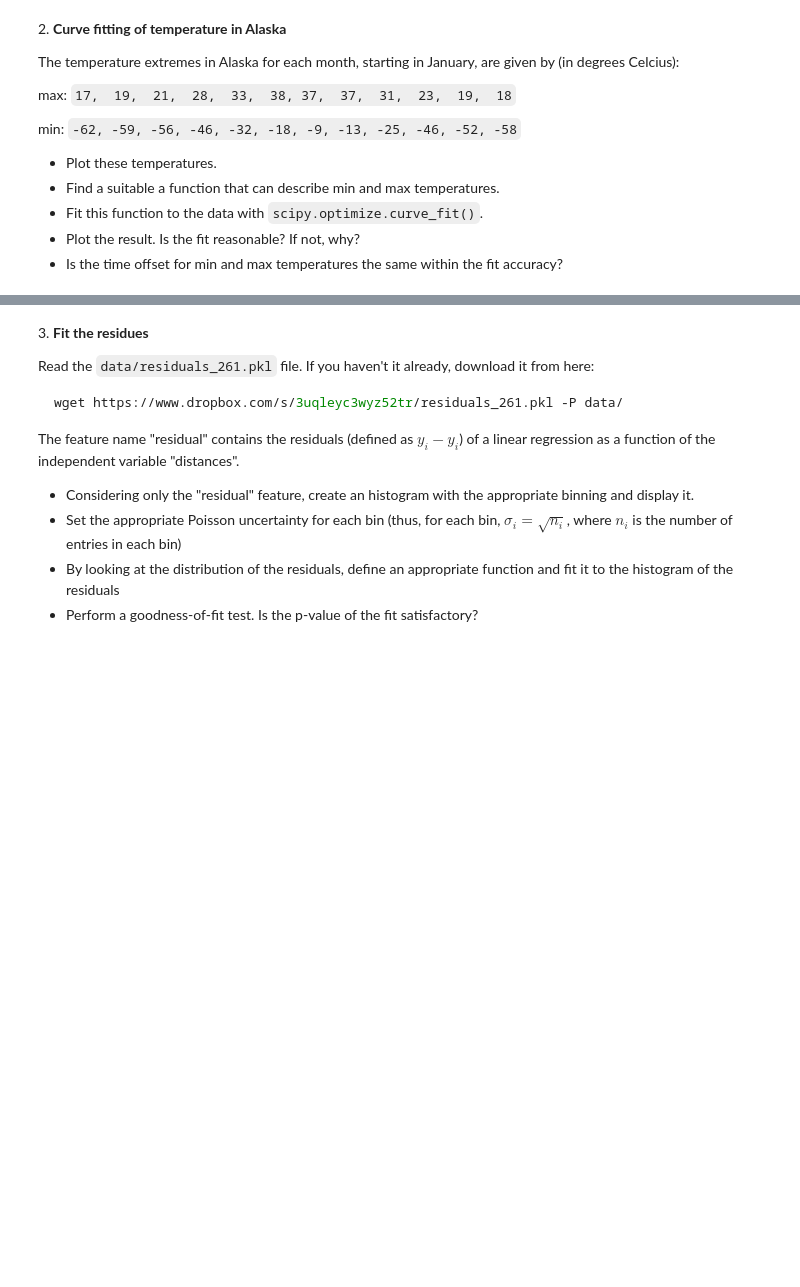
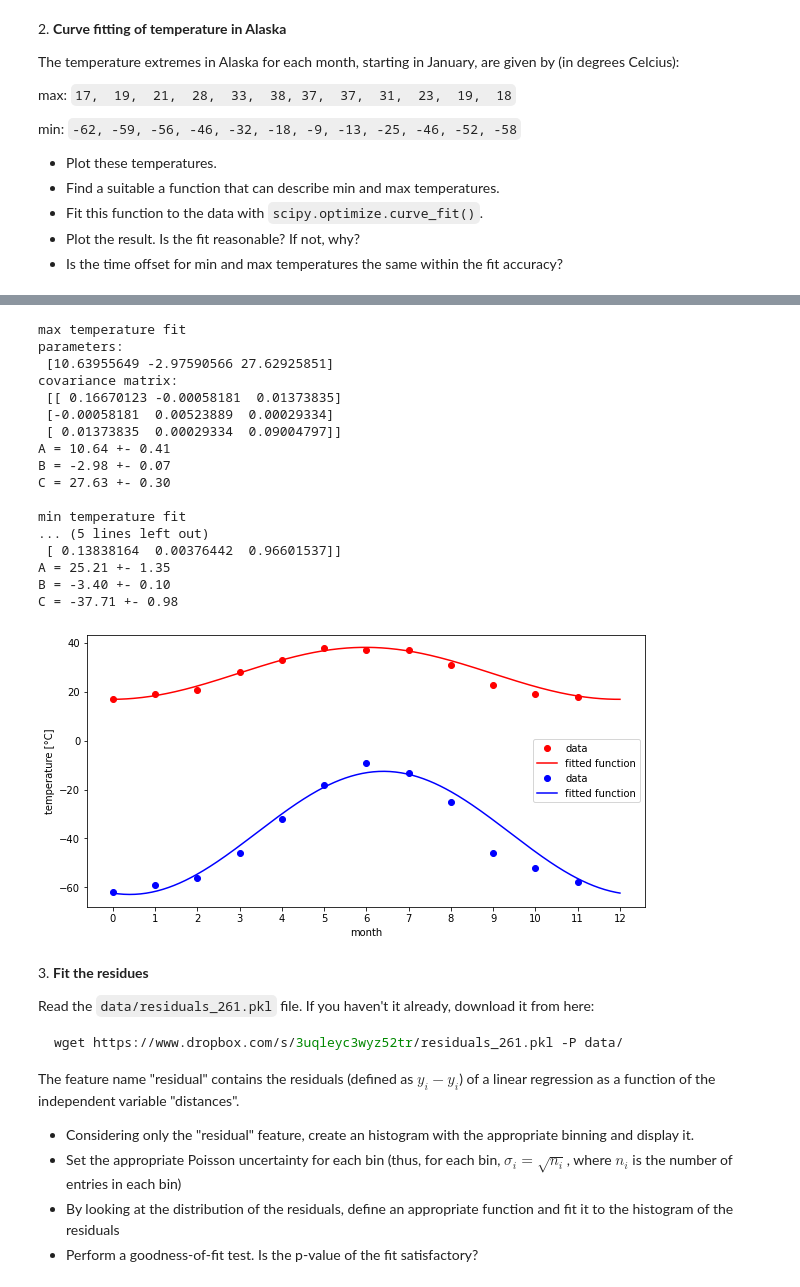
Before and after one commit to PhysicsOfData/LaboratoryOfComputationalPhysics_Y4, a Jupyter notebook: 08ex_fitting.ipynb, the cells around one changed output, grey strips where cells are left out. Cells and saved outputs as stored; diff of their text form; code cells hidden in the pictures; blank space fills up the shorter version.

```diff
--- a/08ex_fitting.ipynb
+++ b/08ex_fitting.ipynb
@@ -61,3 +120,57 @@ min: `-62, -59, -56, -46, -32, -18, -9, -13, -25, -46, -52, -58`
+# %%
+def f(x, A, B, C):
+    nu = 2*np.pi/x.max()
+    return A*np.sin((x + B)*nu) + C
+
+fig, ax = plt.subplots(figsize=(10,5))
+x = np.linspace(0, 12, 365)
+
+popt, pcov = optimize.curve_fit(f, months, t_max, p0=[10, 0, 30], full_output=False)
+print('max temperature fit')
+print("parameters:\n", popt)
+print("covariance matrix:\n", pcov)
+print("A = %.2f +- %.2f" % (popt[0], np.sqrt(pcov[0,0])))
+print("B = %.2f +- %.2f" % (popt[1], np.sqrt(pcov[1,1])))
+print("C = %.2f +- %.2f" % (popt[2], np.sqrt(pcov[2,2])))
+
+ax.plot(months, t_max, 'ro', label='data')
+ax.plot(x, f(x, popt[0], popt[1], popt[2]), 'r', label='fitted function')
+
+popt, pcov = optimize.curve_fit(f, months, t_min, p0=[20, 0, -40], full_output=False)
+print('\nmin temperature fit')
+print("parameters:\n", popt)
+print("covariance matrix:\n", pcov)
+print("A = %.2f +- %.2f" % (popt[0], np.sqrt(pcov[0,0])))
+print("B = %.2f +- %.2f" % (popt[1], np.sqrt(pcov[1,1])))
+print("C = %.2f +- %.2f" % (popt[2], np.sqrt(pcov[2,2])))
+
+ax.plot(months, t_min, 'bo', label='data')
+ax.plot(x, f(x, popt[0], popt[1], popt[2]), 'b', label='fitted function')
+
+ax.xaxis.set_major_locator(MultipleLocator(1))
+ax.set_xlabel('month')
+ax.set_ylabel('temperature [°C]')
+ax.legend()
+plt.show()
+# %% [output]
+max temperature fit
+parameters:
+ [10.63955649 -2.97590566 27.62925851]
+covariance matrix:
+ [[ 0.16670123 -0.00058181  0.01373835]
+ [-0.00058181  0.00523889  0.00029334]
+ [ 0.01373835  0.00029334  0.09004797]]
+A = 10.64 +- 0.41
+B = -2.98 +- 0.07
+C = 27.63 +- 0.30
+
+min temperature fit
+... (5 lines left out)
+ [ 0.13838164  0.00376442  0.96601537]]
+A = 25.21 +- 1.35
+B = -3.40 +- 0.10
+C = -37.71 +- 0.98
+[figure, added]
 # %% [markdown]
 3\. **Fit the residues**
 
```
Also changed, not shown: parts of 5 cells of this notebook.
